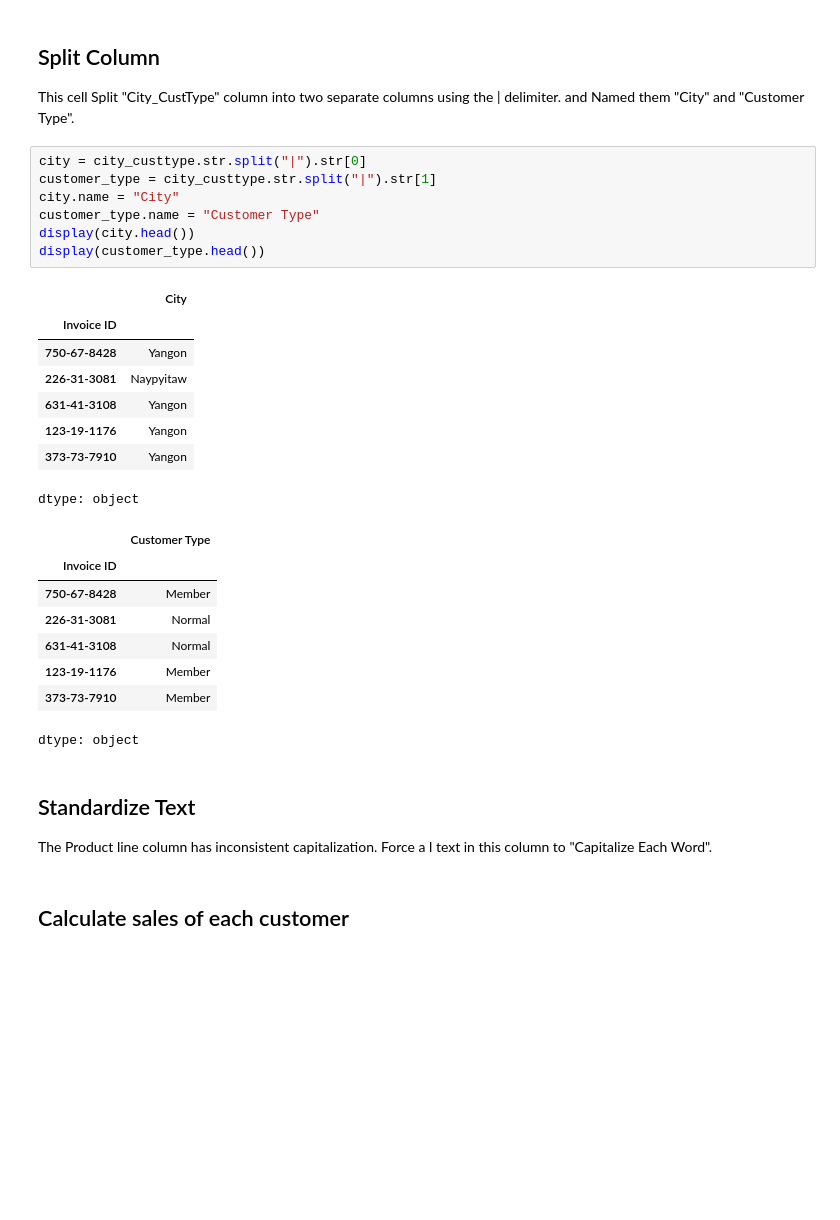
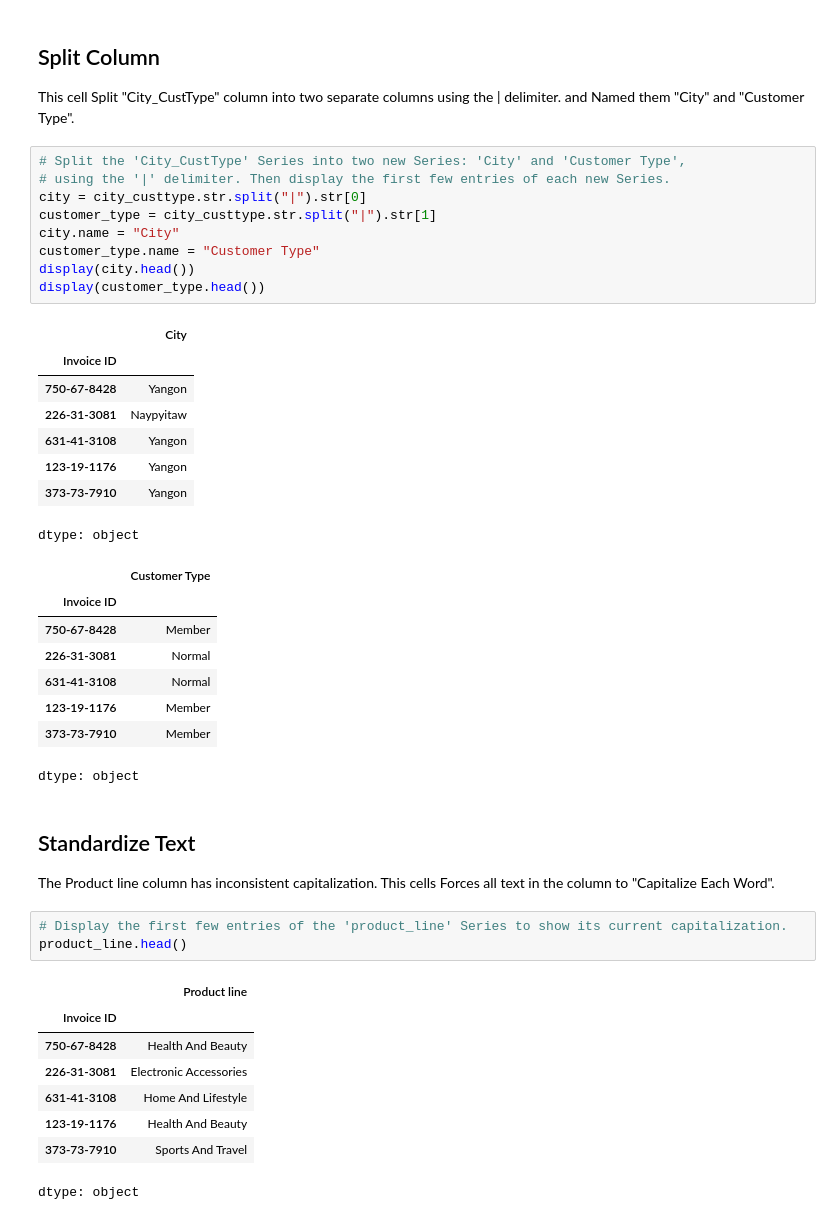
Before and after one commit to Calebchike/Supermarket-Pulse, a Jupyter notebook: Supermarket_Pulse_Using_Panda_Series.ipynb, the cells around one changed output. Drawn from its saved outputs; the diff is of its cells as text; blank space fills up the shorter version.

```diff
--- a/Supermarket_Pulse_Using_Panda_Series.ipynb
+++ b/Supermarket_Pulse_Using_Panda_Series.ipynb
@@ -70,6 +78,8 @@ rating = pd.Series(supermarket_raw["Rating"], index=supermarket_raw.index, name=
 This cell Split "City_CustType" column into two separate columns using the |
 delimiter. and Named them "City" and "Customer Type".
 # %%
+# Split the 'City_CustType' Series into two new Series: 'City' and 'Customer Type',
+# using the '|' delimiter. Then display the first few entries of each new Series.
 city = city_custtype.str.split("|").str[0]
 customer_type = city_custtype.str.split("|").str[1]
 city.name = "City"
@@ -95,7 +105,16 @@ dtype: object
 dtype: object
 # %% [markdown]
 ## Standardize Text
-The Product line column has inconsistent capitalization. Force a l text in
-this column to "Capitalize Each Word".
+The Product line column has inconsistent capitalization. This cells Forces all text in the column to "Capitalize Each Word".
-# %% [markdown]
-## Calculate sales of each customer
+# %%
+# Display the first few entries of the 'product_line' Series to show its current capitalization.
+product_line.head()
+# %% [output]
+|  | Product line |
+| Invoice ID |  |
+| 750-67-8428 | Health And Beauty |
+| 226-31-3081 | Electronic Accessories |
+| 631-41-3108 | Home And Lifestyle |
+| 123-19-1176 | Health And Beauty |
+| 373-73-7910 | Sports And Travel |
+dtype: object
```
Also changed, not shown: parts of 22 cells of this notebook.
